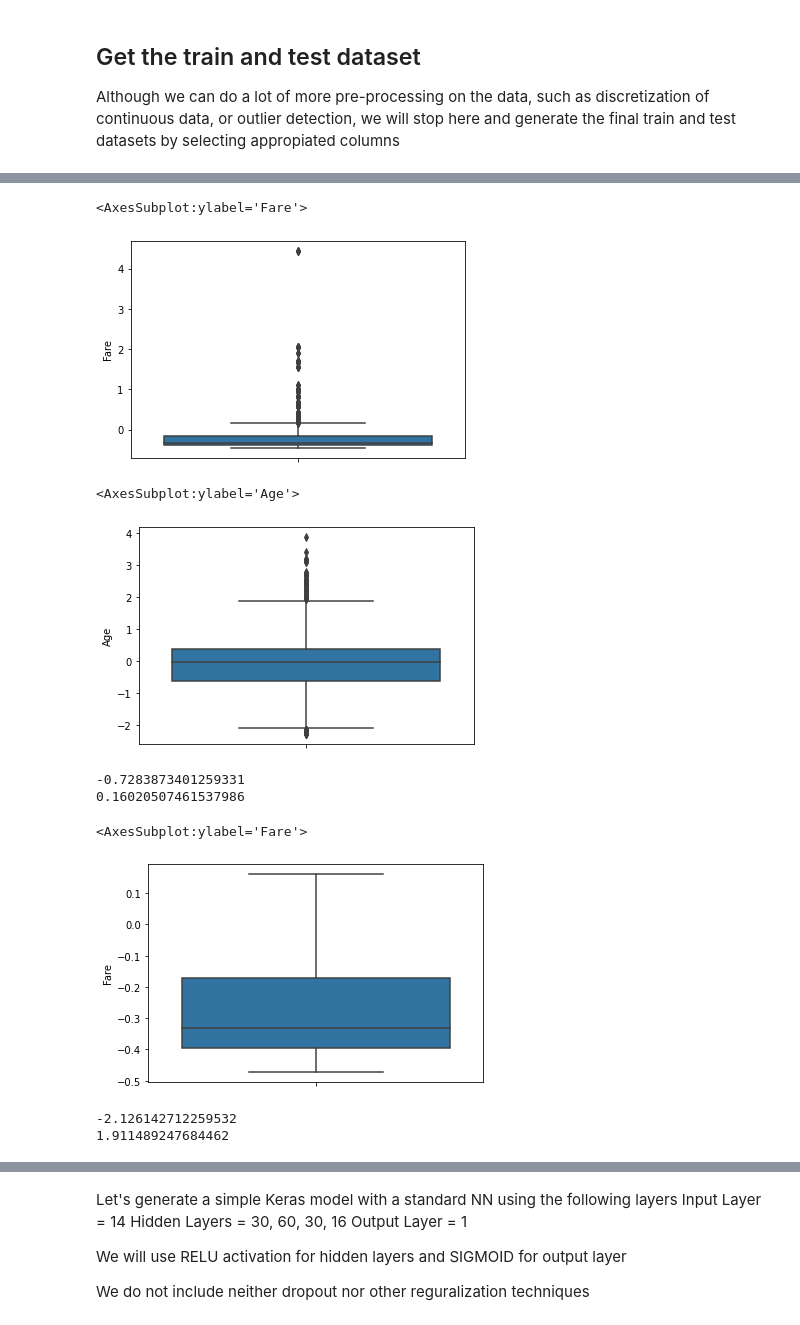
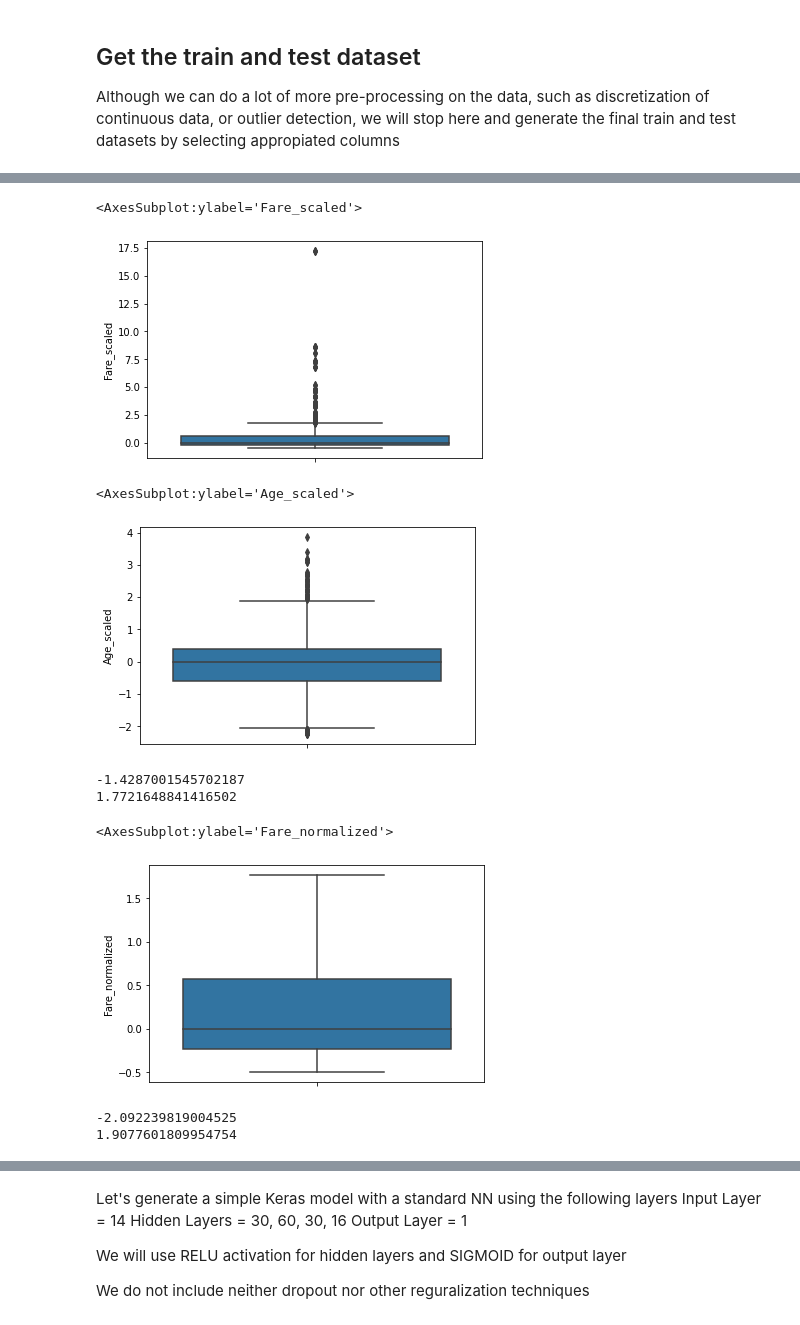
Before and after one commit to amejiasp/kaggle, a Jupyter notebook: titanic/my-first-attempts-in-machine-learning.ipynb, the cells around one changed output, grey strips where cells are left out. Drawn from its saved outputs; the diff is of its cells as text; code cells hidden in the pictures.

```diff
--- a/titanic/my-first-attempts-in-machine-learning.ipynb
+++ b/titanic/my-first-attempts-in-machine-learning.ipynb
@@ -151,6 +151,11 @@ test_data['Age'].fillna(test_data['Age'].mean(), inplace=True)
 
 # Fare
 test_data['Fare'].fillna(test_data['Fare'].mean(), inplace=True)
+# %%
+buckets = [0, 10, 30, 50, 100]
+labels = ['1', '2', '3', '4']
+titanic_data['Age_range'] = pd.cut(titanic_data['Age'], bins=buckets, labels=labels, include_lowest=True)
+test_data['Age_range'] = pd.cut(test_data['Age'], bins=buckets, labels=labels, include_lowest=True)
 # %% [markdown]
 ## Encode categorical data
 (Name, Sex, Ticket, Cabin, Embarked)
@@ -191,26 +196,32 @@ titanic_data= titanic_data.join(temp)
 temp = pd.get_dummies(test_data[['Embarked']])
 test_data= test_data.join(temp)
 
+temp = pd.get_dummies(titanic_data[['Age_range']])
+titanic_data= titanic_data.join(temp)
+
+temp = pd.get_dummies(test_data[['Age_range']])
+test_data= test_data.join(temp)
+
 
 ## Label encoder
 from sklearn.preprocessing import LabelEncoder
 
 le = LabelEncoder()
 le.fit(titanic_data['Ticket'])
-titanic_data['Ticket'] = le.transform(titanic_data['Ticket'])
+titanic_data['Ticket_encoded'] = le.transform(titanic_data['Ticket'])
 
 le = LabelEncoder()
 le.fit(test_data['Ticket'])
-test_data['Ticket'] = le.transform(test_data['Ticket'])
+test_data['Ticket_encoded'] = le.transform(test_data['Ticket'])
 
 
 le = LabelEncoder()
 le.fit(titanic_data['Cabin'])
-titanic_data['Cabin'] = le.transform(titanic_data['Cabin'])
+titanic_data['Cabin_encoded'] = le.transform(titanic_data['Cabin'])
 
 le = LabelEncoder()
 le.fit(test_data['Cabin'])
-test_data['Cabin'] = le.transform(test_data['Cabin'])
+test_data['Cabin_encoded'] = le.transform(test_data['Cabin'])
 # %%
 titanic_data.columns
 # %% [output]
@@ -243,14 +256,14 @@ sns.distplot(titanic_data['Fare'])
 <AxesSubplot:xlabel='Fare', ylabel='Density'>
 [figure]
 # %%
-from sklearn.preprocessing import StandardScaler
+from sklearn.preprocessing import RobustScaler
 
 
 data_unscaled = titanic_data[['Age','Fare']]
 
 data_unscaled = data_unscaled.append(test_data[['Age','Fare']])
 
-scaler = StandardScaler()
+scaler = RobustScaler()
 scaler.fit(data_unscaled)
 data_scaled = scaler.transform(data_unscaled)
 
@@ -284,8 +297,8 @@ test_data_scaled.info
 
 [417 rows x 2 columns]>
 # %%
-titanic_data[['Age','Fare']] = titanic_data_scaled[['Age','Fare']]
-test_data[['Age','Fare']] = test_data_scaled[['Age','Fare']]
+titanic_data[['Age_scaled','Fare_scaled']] = titanic_data_scaled[['Age','Fare']]
+test_data[['Age_scaled','Fare_scaled']] = test_data_scaled[['Age','Fare']]
 # %% [markdown]
 Let's see how the distribution has change
 # %%
@@ -314,21 +328,21 @@ test_data.head()
 # %%
-sns.boxplot(y=titanic_data['Fare'])
+sns.boxplot(y=titanic_data['Fare_scaled'])
 # %% [output]
-<AxesSubplot:ylabel='Fare'>
+<AxesSubplot:ylabel='Fare_scaled'>
-[figure, old version]
+[figure, new version]
 # %%
-sns.boxplot(y=titanic_data['Age'])
+sns.boxplot(y=titanic_data['Age_scaled'])
 # %% [output]
-<AxesSubplot:ylabel='Age'>
+<AxesSubplot:ylabel='Age_scaled'>
-[figure, old version]
+[figure, new version]
 # %%
-IQR = titanic_data["Fare"].quantile(0.75) - titanic_data["Fare"].quantile(0.25)
-lower_fare_limit = titanic_data["Fare"].quantile(0.25) - (IQR * 1.5)
-upper_fare_limit = titanic_data["Fare"].quantile(0.75) + (IQR * 1.5)
+IQR = titanic_data["Fare_scaled"].quantile(0.75) - titanic_data["Fare_scaled"].quantile(0.25)
+lower_fare_limit = titanic_data["Fare_scaled"].quantile(0.25) - (IQR * 1.5)
+upper_fare_limit = titanic_data["Fare_scaled"].quantile(0.75) + (IQR * 1.5)
 print(lower_fare_limit)
 print(upper_fare_limit)
 # %% [output]
--0.7283873401259331
-0.16020507461537986
+-1.4287001545702187
+1.7721648841416502
 # %%
 
@@ -340,16 +354,16 @@ test_data["Fare"]= np.where(test_data["Fare"] > upper_fare_limit, upper_fare_lim
 # %%
-sns.boxplot(y=titanic_data['Fare'])
+sns.boxplot(y=titanic_data['Fare_normalized'])
 # %% [output]
-<AxesSubplot:ylabel='Fare'>
+<AxesSubplot:ylabel='Fare_normalized'>
-[figure, old version]
+[figure, new version]
 # %%
-IQR = titanic_data["Age"].quantile(0.75) - titanic_data["Age"].quantile(0.25)
-lower_fare_limit = titanic_data["Age"].quantile(0.25) - (IQR * 1.5)
-upper_fare_limit = titanic_data["Age"].quantile(0.75) + (IQR * 1.5)
+IQR = titanic_data["Age_scaled"].quantile(0.75) - titanic_data["Age_scaled"].quantile(0.25)
+lower_fare_limit = titanic_data["Age_scaled"].quantile(0.25) - (IQR * 1.5)
+upper_fare_limit = titanic_data["Age_scaled"].quantile(0.75) + (IQR * 1.5)
 print(lower_fare_limit)
 print(upper_fare_limit)
 # %% [output]
--2.126142712259532
-1.911489247684462
+-2.092239819004525
+1.9077601809954754
 # %%
 
```
Also changed, not shown: parts of 20 cells of this notebook, 1 other file.
